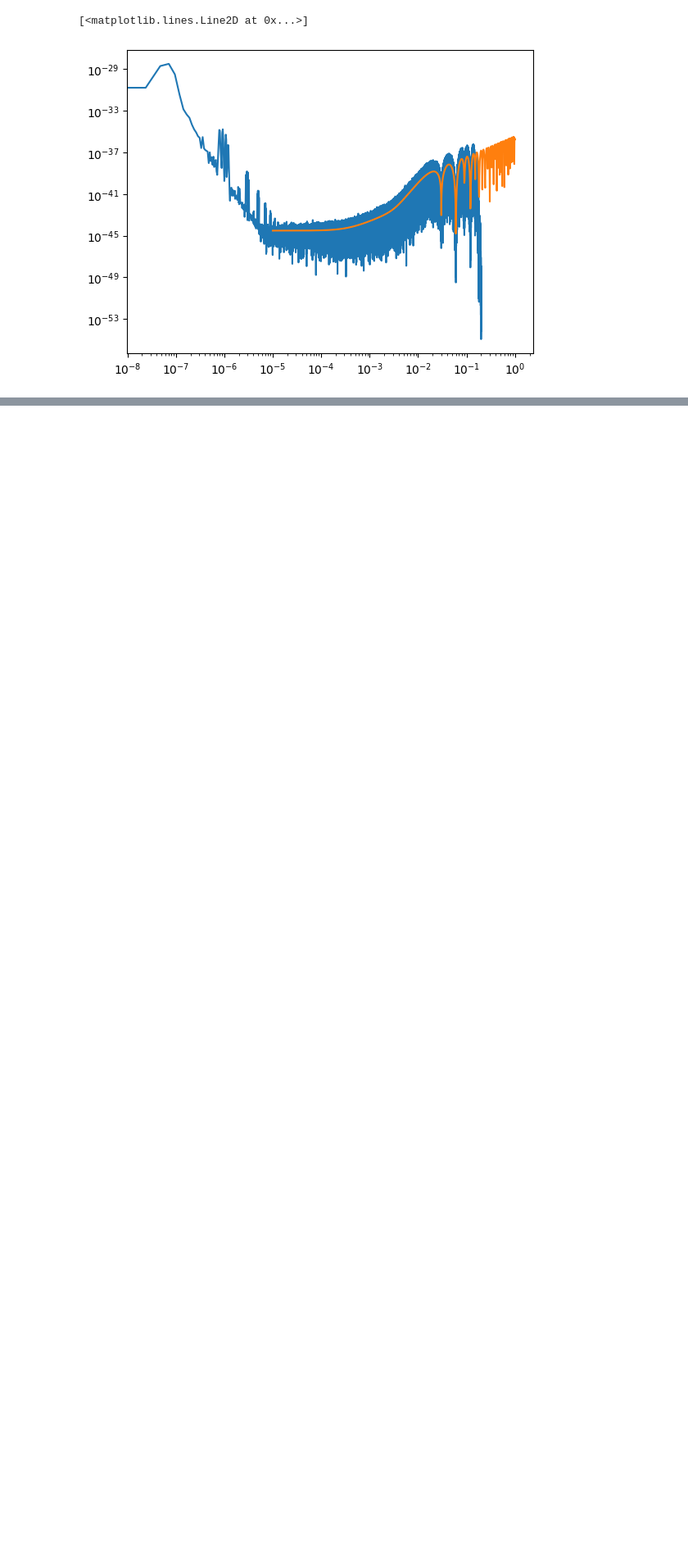
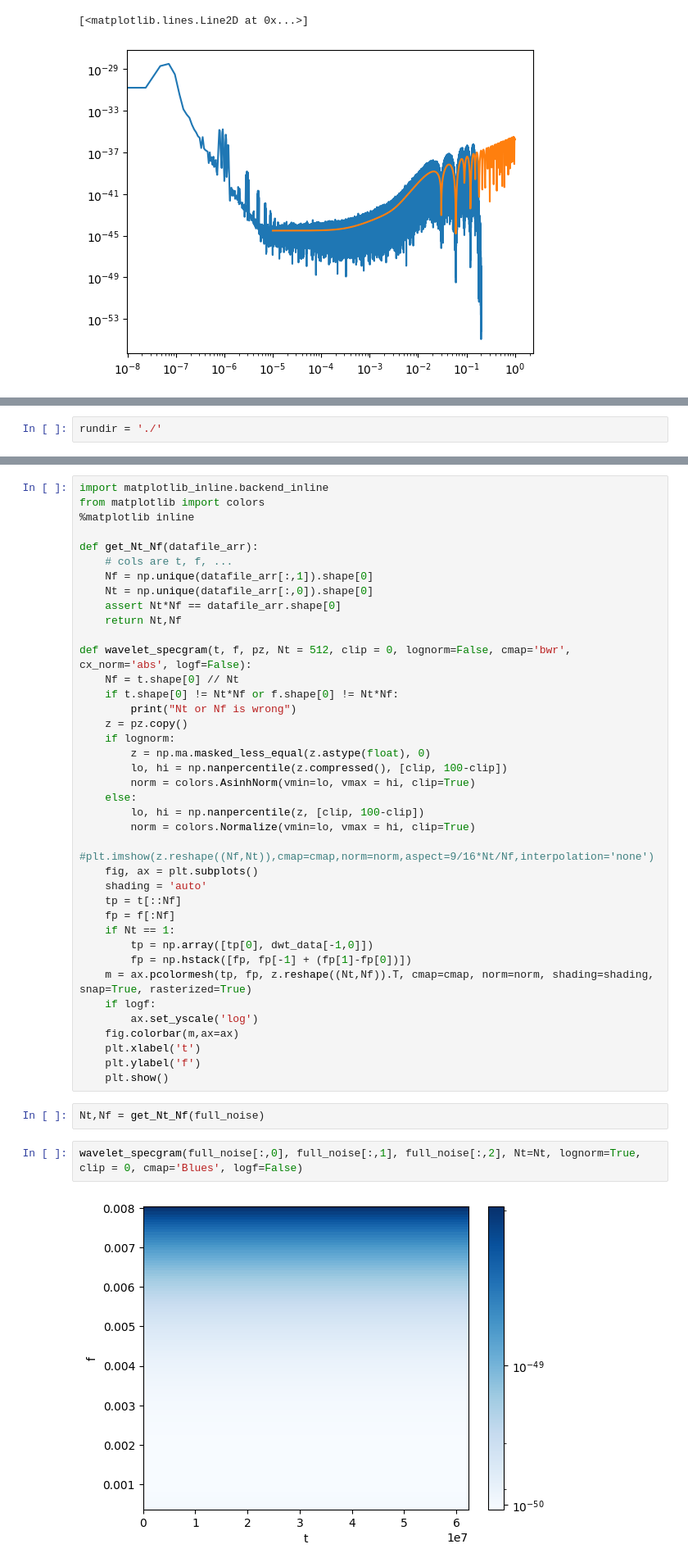
Before and after one commit to nsgs-analysis-center/glass, a Jupyter notebook: mojito_noise_comparison.ipynb, the cells around one changed output, grey strips where cells are left out. Shown at 82% size. Cells and saved outputs as stored; diff of their text form; blank space fills up the shorter version.

```diff
--- a/mojito_noise_comparison.ipynb
+++ b/mojito_noise_comparison.ipynb
@@ -139,0 +145,2 @@ plt.loglog(fnoise, Cxx / laser_freq**2)
+# %%
+rundir = './'
@@ -139,0 +163,45 @@ plt.loglog(fnoise, Cxx / laser_freq**2)
+# %%
+import matplotlib_inline.backend_inline
+from matplotlib import colors
+%matplotlib inline
+
+def get_Nt_Nf(datafile_arr):
+    # cols are t, f, ...
+    Nf = np.unique(datafile_arr[:,1]).shape[0]
+    Nt = np.unique(datafile_arr[:,0]).shape[0]
+    assert Nt*Nf == datafile_arr.shape[0]
+    return Nt,Nf
+
+def wavelet_specgram(t, f, pz, Nt = 512, clip = 0, lognorm=False, cmap='bwr', cx_norm='abs', logf=False):
+    Nf = t.shape[0] // Nt
+    if t.shape[0] != Nt*Nf or f.shape[0] != Nt*Nf:
+        print("Nt or Nf is wrong")
+    z = pz.copy()
+    if lognorm:
+        z = np.ma.masked_less_equal(z.astype(float), 0)
+        lo, hi = np.nanpercentile(z.compressed(), [clip, 100-clip])
+        norm = colors.AsinhNorm(vmin=lo, vmax = hi, clip=True)
+    else:
+        lo, hi = np.nanpercentile(z, [clip, 100-clip])
+        norm = colors.Normalize(vmin=lo, vmax = hi, clip=True)
+    #plt.imshow(z.reshape((Nf,Nt)),cmap=cmap,norm=norm,aspect=9/16*Nt/Nf,interpolation='none')
+    fig, ax = plt.subplots()
+    shading = 'auto'
+    tp = t[::Nf]
+    fp = f[:Nf]
+    if Nt == 1:
+        tp = np.array([tp[0], dwt_data[-1,0]])
+        fp = np.hstack([fp, fp[-1] + (fp[1]-fp[0])])
+    m = ax.pcolormesh(tp, fp, z.reshape((Nt,Nf)).T, cmap=cmap, norm=norm, shading=shading, snap=True, rasterized=True)
+    if logf:
+        ax.set_yscale('log')
+    fig.colorbar(m,ax=ax)
+    plt.xlabel('t')
+    plt.ylabel('f')
+    plt.show()
+# %%
+Nt,Nf = get_Nt_Nf(full_noise)
+# %%
+wavelet_specgram(full_noise[:,0], full_noise[:,1], full_noise[:,2], Nt=Nt, lognorm=True, clip = 0, cmap='Blues', logf=False)
+# %% [output]
+[figure, added]
```
Also changed, not shown: parts of 9 cells of this notebook, 2 other files.
